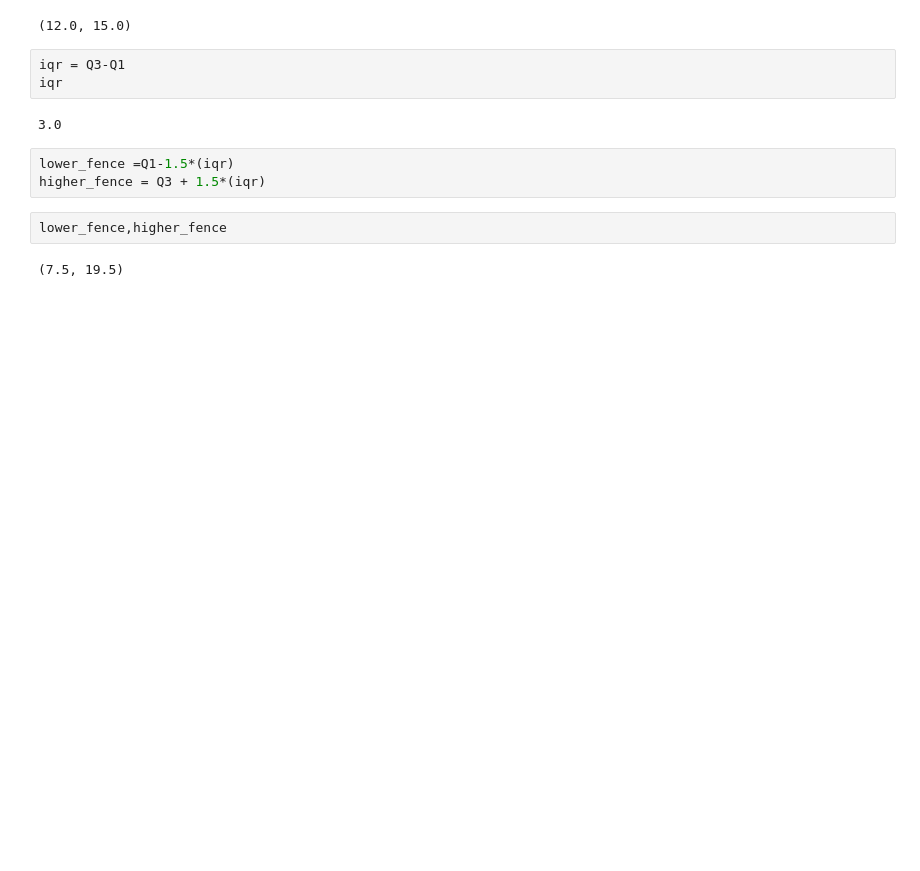
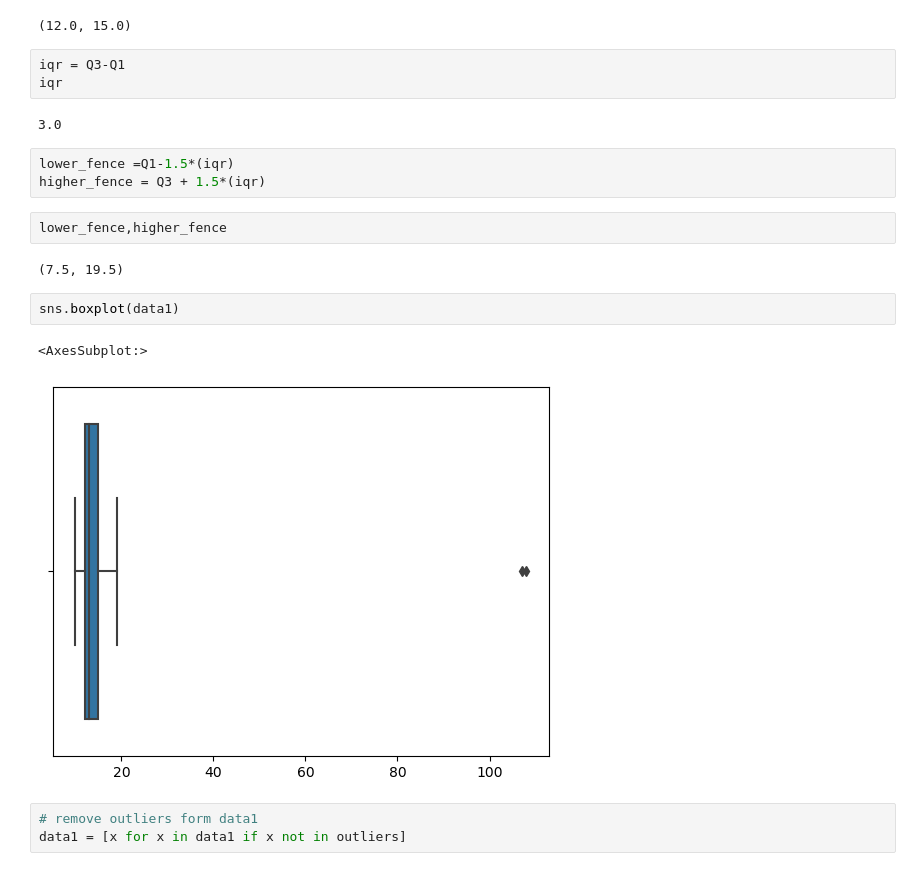
Before and after one commit to vigdisha/Statistics_DataScience, a Jupyter notebook: probability.ipynb, the cells around one changed output. Saved outputs shown, nothing was run; the diff lists cells and outputs as text; blank space fills up the shorter version.

```diff
--- a/probability.ipynb
+++ b/probability.ipynb
@@ -145,3 +145,11 @@ higher_fence = Q3 + 1.5*(iqr)
 lower_fence,higher_fence
 # %% [output]
 (7.5, 19.5)
+# %%
+sns.boxplot(data1)
+# %% [output]
+<AxesSubplot:>
+[figure, added]
+# %%
+# remove outliers form data1
+data1 = [x for x in data1 if x not in outliers]
```
Also changed, not shown: parts of 8 cells of this notebook.
